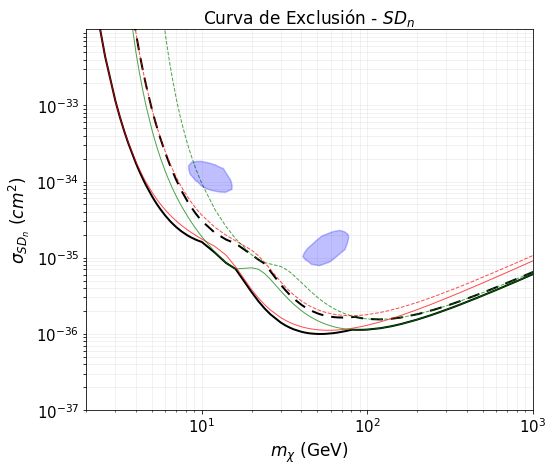
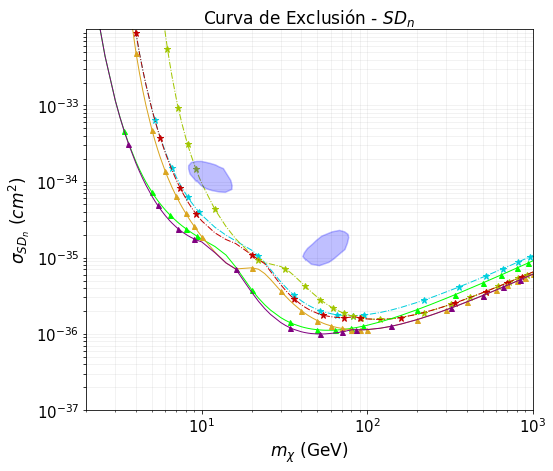
Unified diff of the notebook cell whose output changed from the first chart to the second:
--- before
+++ after
@@ -5,20 +5,26 @@
 
 
-# --- QF Tamara (dependiente de energía): líneas discontinuas ---
-ax.plot(masas_opt_ANOD, sigmas_opt_ANOD, linestyle=(0, (6, 4, 6, 4)),
-        linewidth=2, c="black", alpha=1,
+ax.plot(DM_16_ANOD_m, DM_16_ANOD, linestyle='-.', linewidth=1, c="#00CFDD",marker="*", markersize=7,markevery=6, alpha=1,
+         label="ANAIS-112 (1$-$6 $\\mathrm{keV_{ee}}$) $-$ QF ANAIS")
+ax.plot(DM_26_ANOD_m, DM_26_ANOD, linestyle='-.', linewidth=1, c="#A2C600",marker="*", markersize=7,markevery=4, alpha=1,
+         label="ANAIS-112 (2$-$6 $\\mathrm{keV_{ee}}$) $-$ QF ANAIS")
+
+ax.plot(masas_opt_ANOD, sigmas_opt_ANOD, linestyle='-.',
+        linewidth=1, c="#C20000",marker="*", markersize=7,markevery=7, alpha=1,
         label="ANAIS-112 (Óptimo) $-$ QF ANAIS")
-ax.plot(DM_16_ANOD_m, DM_16_ANOD, linestyle='--', linewidth=1, c="red",
-        alpha=0.7, label="ANAIS-112 (1$-$6 $\\mathrm{keV_{ee}}$) $-$ QF ANAIS")
-ax.plot(DM_26_ANOD_m, DM_26_ANOD, linestyle='--', linewidth=1, c="green",
-        alpha=0.7, label="ANAIS-112 (2$-$6 $\\mathrm{keV_{ee}}$) $-$ QF ANAIS")
 
-# --- QF DAMA (constante): líneas continuas ---
-ax.plot(masas_opt_ANOD_D, sigmas_opt_ANOD_D, linestyle='-', linewidth=2,
-        c="black", alpha=1, label="ANAIS-112 (Óptimo) $-$ QF DAMA")
-ax.plot(DM_16_ANOD_m_D, DM_16_ANOD_D, linestyle='-', linewidth=1, c="red",
-        alpha=0.7, label="ANAIS-112 (1$-$6 $\\mathrm{keV_{ee}}$) $-$ QF DAMA")
-ax.plot(DM_26_ANOD_m_D, DM_26_ANOD_D, linestyle='-', linewidth=1, c="green",
-        alpha=0.7, label="ANAIS-112 (2$-$6 $\\mathrm{keV_{ee}}$) $-$ QF DAMA")
+
+
+
+ax.plot(DM_16_ANOD_m_D, DM_16_ANOD_D, linestyle='-', linewidth=1,c="lime",marker="^", markersize=5,markevery=6, alpha=1,
+         label="ANAIS-112 (1$-$6 $\\mathrm{keV_{ee}}$) $-$ QF DAMA")
+
+ax.plot(DM_26_ANOD_m_D, DM_26_ANOD_D, linestyle='-', linewidth=1, c="#DAA520",marker="^", markersize=5,markevery=4, alpha=1,
+        label="ANAIS-112 (2$-$6 $\\mathrm{keV_{ee}}$) $-$ QF DAMA")
+
+ax.plot(masas_opt_ANOD_D, sigmas_opt_ANOD_D, linestyle='-', linewidth=1,
+        c="purple",marker="^", markersize=5,markevery=7, alpha=1, label="ANAIS-112 (Óptimo) $-$ QF DAMA")
+
+
 
 

Commit: TFG